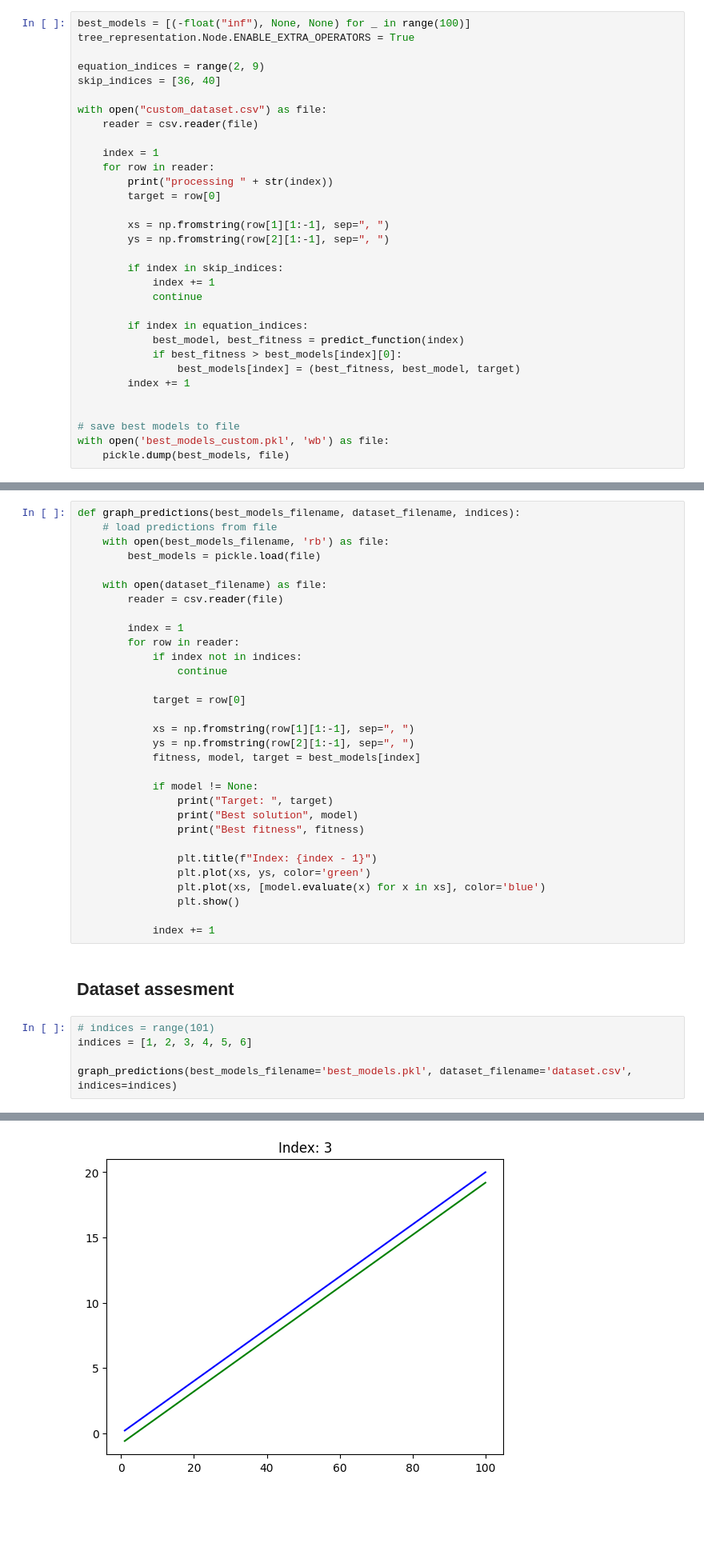
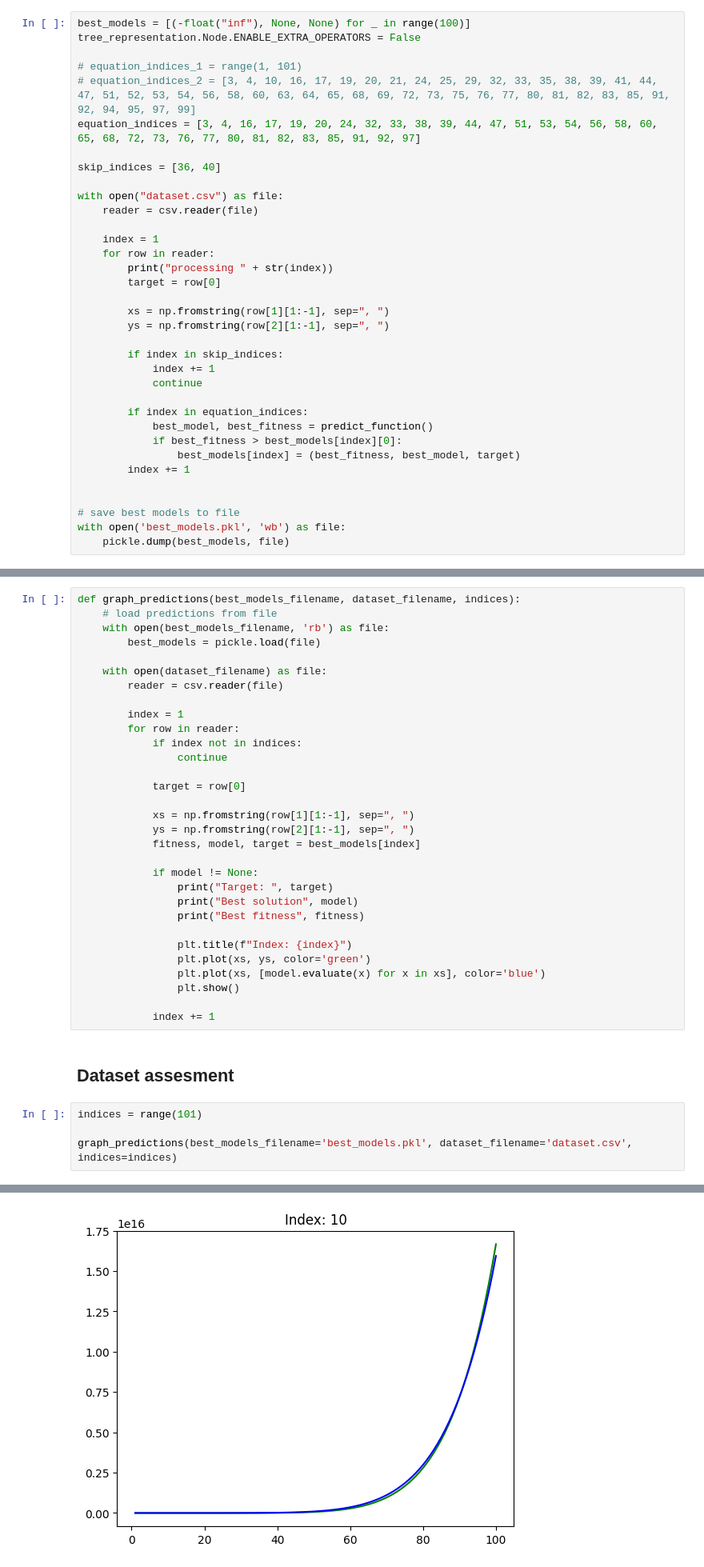
Before and after one commit to galgantar/Inteligentni-sistemi, a Jupyter notebook: seminarska 1/training.ipynb, the cells around one changed output, grey strips where cells are left out. Shown at 80% size. Drawn from its saved outputs; the diff is of its cells as text; blank space fills up the shorter version.

```diff
--- a/seminarska 1/training.ipynb
+++ b/seminarska 1/training.ipynb
@@ -63,12 +63,15 @@ def predict_function():
     return tree_representation.fromIntArray(solution), solution_fitness
 # %%
 best_models = [(-float("inf"), None, None) for _ in range(100)]
-tree_representation.Node.ENABLE_EXTRA_OPERATORS = True
+tree_representation.Node.ENABLE_EXTRA_OPERATORS = False
 
-equation_indices = range(2, 9)
+# equation_indices_1 = range(1, 101)
+# equation_indices_2 = [3, 4, 10, 16, 17, 19, 20, 21, 24, 25, 29, 32, 33, 35, 38, 39, 41, 44, 47, 51, 52, 53, 54, 56, 58, 60, 63, 64, 65, 68, 69, 72, 73, 75, 76, 77, 80, 81, 82, 83, 85, 91, 92, 94, 95, 97, 99]
+equation_indices = [3, 4, 16, 17, 19, 20, 24, 32, 33, 38, 39, 44, 47, 51, 53, 54, 56, 58, 60, 65, 68, 72, 73, 76, 77, 80, 81, 82, 83, 85, 91, 92, 97]
+
 skip_indices = [36, 40]
 
-with open("custom_dataset.csv") as file:
+with open("dataset.csv") as file:
     reader = csv.reader(file)
 
     index = 1
@@ -84,14 +87,14 @@ with open("custom_dataset.csv") as file:
             continue
 
         if index in equation_indices:
-            best_model, best_fitness = predict_function(index)
+            best_model, best_fitness = predict_function()
             if best_fitness > best_models[index][0]:
                 best_models[index] = (best_fitness, best_model, target)
         index += 1
 
 
 # save best models to file
-with open('best_models_custom.pkl', 'wb') as file:
+with open('best_models.pkl', 'wb') as file:
     pickle.dump(best_models, file)
 # %% [output]
 processing 1
@@ -126,7 +143,7 @@ def graph_predictions(best_models_filename, dataset_filename, indices):
                 print("Best solution", model)
                 print("Best fitness", fitness)
 
-                plt.title(f"Index: {index - 1}")
+                plt.title(f"Index: {index}")
                 plt.plot(xs, ys, color='green')
                 plt.plot(xs, [model.evaluate(x) for x in xs], color='blue')
                 plt.show()
@@ -135,8 +152,7 @@ def graph_predictions(best_models_filename, dataset_filename, indices):
 # %% [markdown]
 ## Dataset assesment
 # %%
-# indices = range(101)
-indices = [1, 2, 3, 4, 5, 6]
+indices = range(101)
 
 graph_predictions(best_models_filename='best_models.pkl', dataset_filename='dataset.csv', indices=indices)
 # %% [output]
@@ -154 +170 @@ Best fitness -64.01950000000001
-[figure, old version]
+[figure, new version]
```
Also changed, not shown: parts of 3 cells of this notebook, 3 other files.
